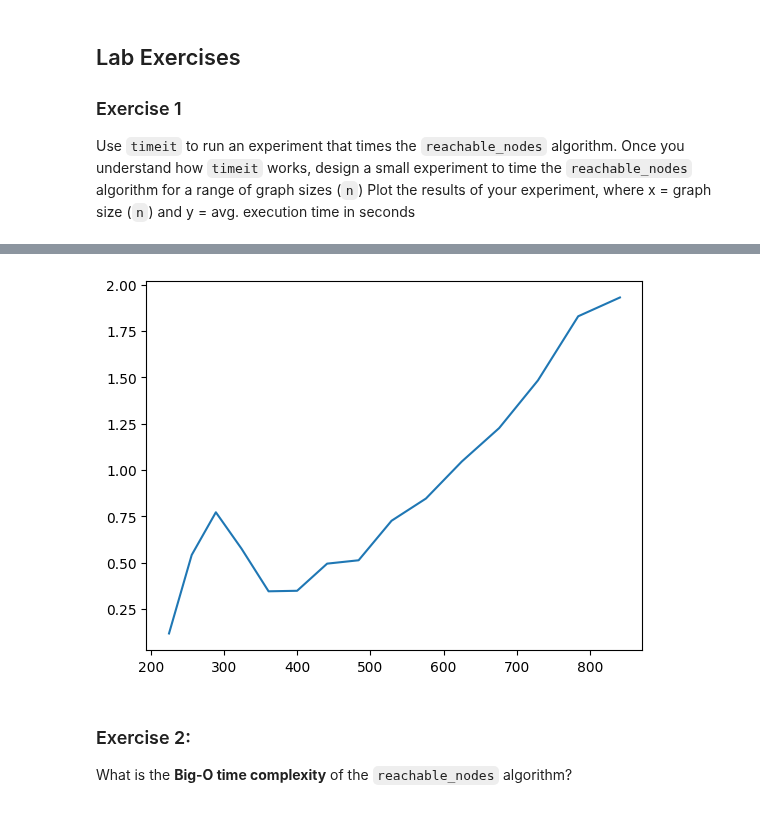
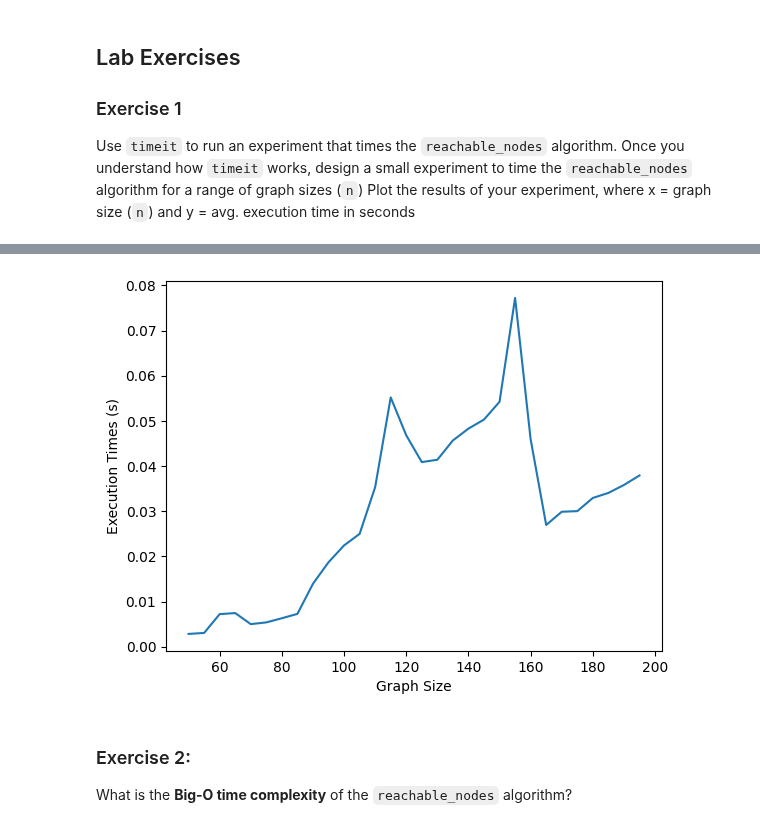
Before and after one commit to silentflame04/cap-comp215, a Jupyter notebook: labs/lab04-graphs.ipynb, the cells around one changed output, grey strips where cells are left out. Drawn from its saved outputs; the diff is of its cells as text; code cells hidden in the pictures.

```diff
--- a/labs/lab04-graphs.ipynb
+++ b/labs/lab04-graphs.ipynb
@@ -127,15 +127,18 @@ f'Avg. time to execute: {seconds} seconds'
 # %%
 # Ex. 1 your code here...
 
 p = 0.2
 
-size = [runs**2 for runs in range(15, 30, 3)]
+size = [runs for runs in range(50, 200, 5)]
 execution_times = [timeit(lambda: reachable_nodes(make_random_graph(size[runs], p), 0), number=100) / len(size) for runs in range(len(size))]
 
 plt.plot(size, execution_times)
+plt.xlabel('Graph Size')
+plt.ylabel('Execution Times (s)')
+
 plt.show()
 # %% [output]
-[figure, old version]
+[figure, new version]
 # %% [markdown]
 ### Exercise 2:
 What is the **Big-O time complexity** of the `reachable_nodes` algorithm?
```
Also changed, not shown: parts of 5 cells of this notebook.
